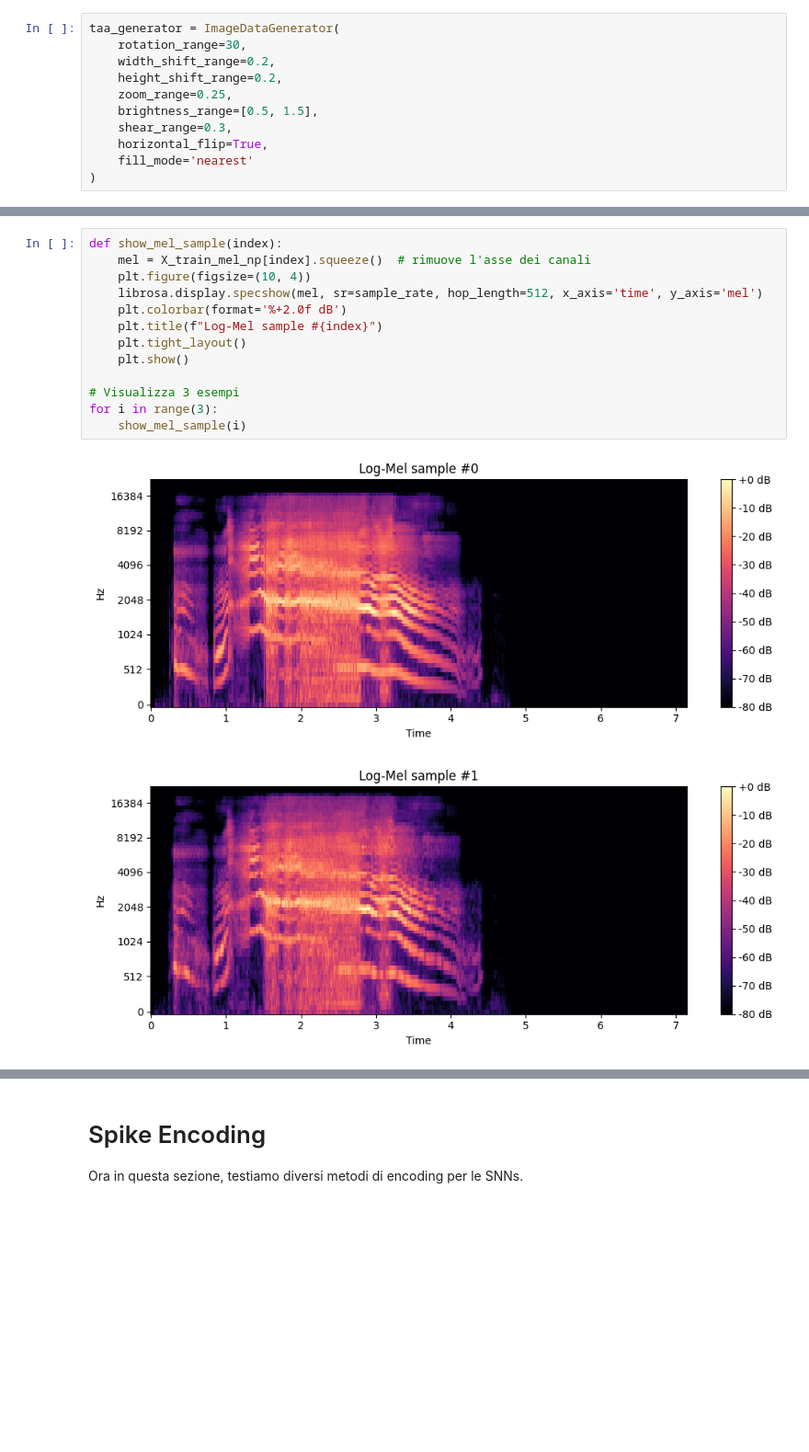
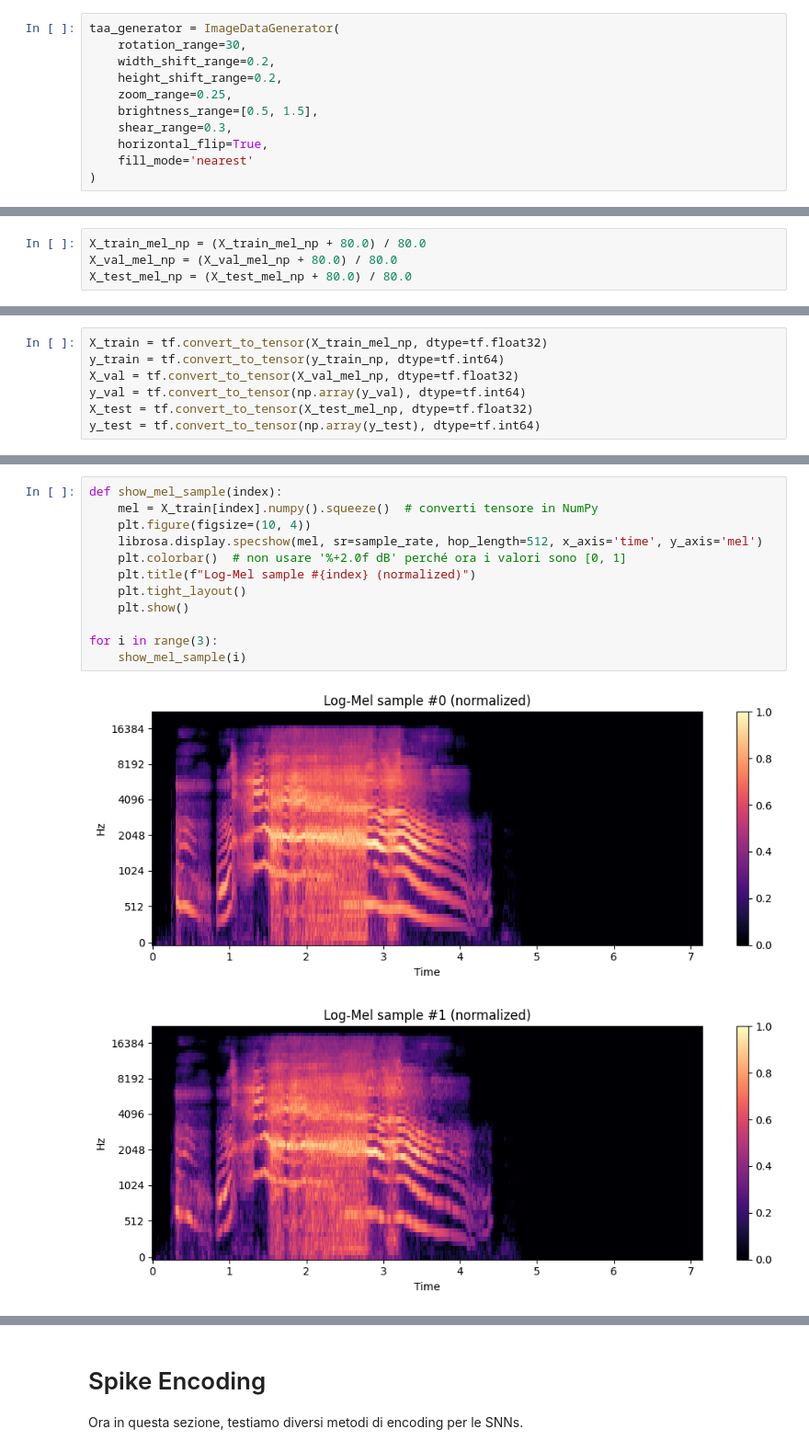
Before and after one commit to unipd-human-data/env-soundnet, a Jupyter notebook: Preprocessing.ipynb, the cells around one changed output, grey strips where cells are left out. Shown at 92% size. Drawn from its saved outputs; the diff is of its cells as text; blank space fills up the shorter version.

Commit message:
modifica in tensori + normalizzazione

```diff
--- a/Preprocessing.ipynb
+++ b/Preprocessing.ipynb
@@ -278,0 +289,4 @@ y_train_np = np.array(y_train_aug)  # Etichette corrispondenti
+# %%
+X_train_mel_np = (X_train_mel_np + 80.0) / 80.0
+X_val_mel_np = (X_val_mel_np + 80.0) / 80.0
+X_test_mel_np = (X_test_mel_np + 80.0) / 80.0
@@ -279 +295,8 @@ y_train_np = np.array(y_train_aug)  # Etichette corrispondenti
+# %%
+X_train = tf.convert_to_tensor(X_train_mel_np, dtype=tf.float32)
+y_train = tf.convert_to_tensor(y_train_np, dtype=tf.int64)
+X_val = tf.convert_to_tensor(X_val_mel_np, dtype=tf.float32)
+y_val = tf.convert_to_tensor(np.array(y_val), dtype=tf.int64)
+X_test = tf.convert_to_tensor(X_test_mel_np, dtype=tf.float32)
+y_test = tf.convert_to_tensor(np.array(y_test), dtype=tf.int64)
 # %%
@@ -287,16 +310,15 @@ Valori min/max: -80.0 0.0
 # %%
 def show_mel_sample(index):
-    mel = X_train_mel_np[index].squeeze()  # rimuove l'asse dei canali
+    mel = X_train[index].numpy().squeeze()  # converti tensore in NumPy
     plt.figure(figsize=(10, 4))
     librosa.display.specshow(mel, sr=sample_rate, hop_length=512, x_axis='time', y_axis='mel')
-    plt.colorbar(format='%+2.0f dB')
-    plt.title(f"Log-Mel sample #{index}")
+    plt.colorbar()  # non usare '%+2.0f dB' perché ora i valori sono [0, 1]
+    plt.title(f"Log-Mel sample #{index} (normalized)")
     plt.tight_layout()
     plt.show()
 
-# Visualizza 3 esempi
 for i in range(3):
     show_mel_sample(i)
 # %% [output]
-[figure, old version]
+[figure, new version]
-[figure, old version]
+[figure, new version]
```
Also changed, not shown: parts of 7 cells of this notebook.
